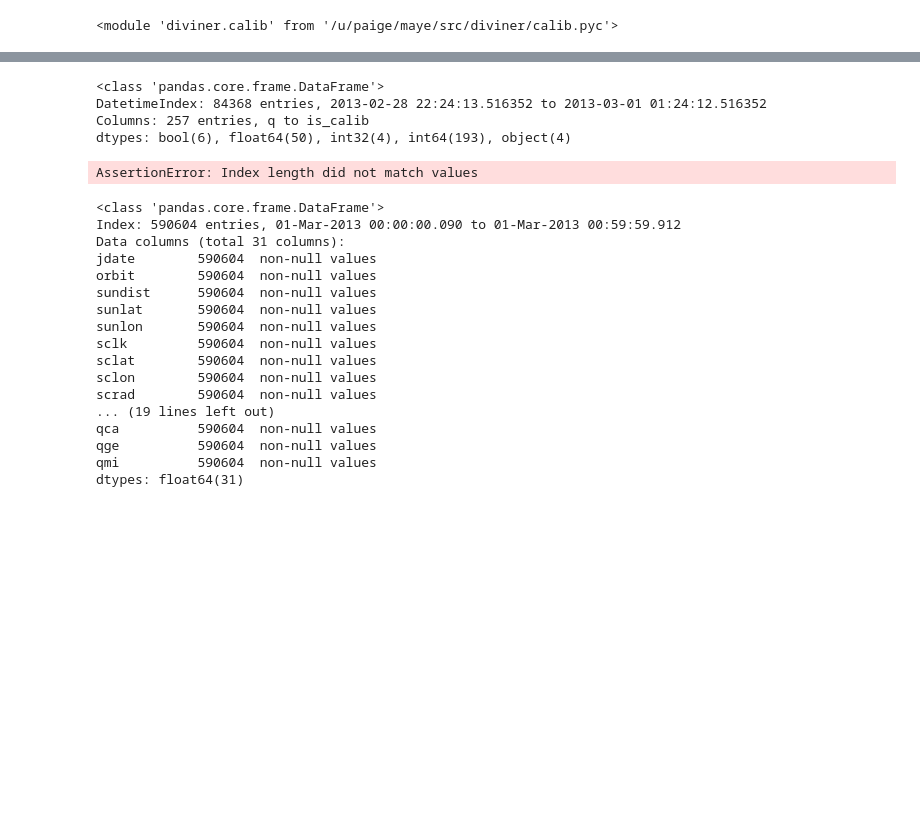
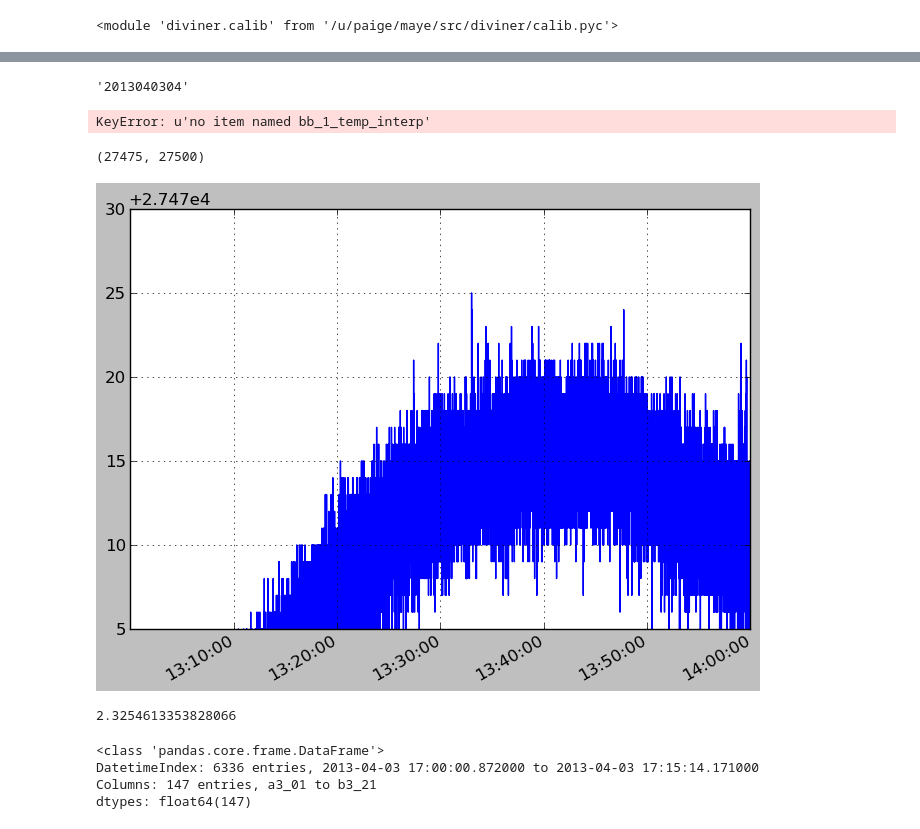
Before and after one commit to lro-diviner/divcalib, a Jupyter notebook: notebooks/divcalib.ipynb, the cells around one changed output, grey strips where cells are left out. Saved outputs shown, nothing was run; the diff lists cells and outputs as text; code cells hidden in the pictures; blank space fills up the shorter version.

```diff
--- a/notebooks/divcalib.ipynb
+++ b/notebooks/divcalib.ipynb
@@ -10,5 +16,5 @@ reload(calib)
 # %%
-first_day = '20110401'
+first_day = '2013032113'
 # %%
 pump = fu.L1ADataPump(first_day)
 pump.fnames
@@ -38,4 +30,4 @@ fn.fname
 # %%
 df = pump.get_3_hour_block(fn.fname)
 # %%
-df
+df = prepare_data(df)
@@ -51,35 +47,29 @@ rdrdf = rdr.read_df()
+# %%
+fn.timestr
+# %% [output]
+'2013040304'
 # %%
 c = calib.Calibrator(df)
-# %%
-df
-# %% [output]
-<class 'pandas.core.frame.DataFrame'>
-DatetimeIndex: 84368 entries, 2013-02-28 22:24:13.516352 to 2013-03-01 01:24:12.516352
-Columns: 257 entries, q to is_calib
-dtypes: bool(6), float64(50), int32(4), int64(193), object(4)
 # %%
 c.calibrate()
 # %% [output]
-AssertionError: Index length did not match values
+KeyError: u'no item named bb_1_temp_interp'
-# %%
-rdrdf
-# %% [output]
-<class 'pandas.core.frame.DataFrame'>
-Index: 590604 entries, 01-Mar-2013 00:00:00.090 to 01-Mar-2013 00:59:59.912
-Data columns (total 31 columns):
-jdate        590604  non-null values
-orbit        590604  non-null values
-sundist      590604  non-null values
-sunlat       590604  non-null values
-sunlon       590604  non-null values
-sclk         590604  non-null values
-sclat        590604  non-null values
-sclon        590604  non-null values
-scrad        590604  non-null values
-... (19 lines left out)
-qca          590604  non-null values
-qge          590604  non-null values
-qmi          590604  non-null values
-dtypes: float64(31)
+# %%
+df.b3_11.plot()
+ylim([27475,27500])
+# %% [output]
+(27475, 27500)
+[figure, added]
+# %%
+df.ix[(df.index.minute > 35) & (df.index.minute < 45)].b3_11.std()
+# %% [output]
+2.3254613353828066
+# %%
+c.Tb
+# %% [output]
+<class 'pandas.core.frame.DataFrame'>
+DatetimeIndex: 6336 entries, 2013-04-03 17:00:00.872000 to 2013-04-03 17:15:14.171000
+Columns: 147 entries, a3_01 to b3_21
+dtypes: float64(147)
 # %%
 ch9rdr = rdrdf[rdrdf.c == 9]
```
Also changed, not shown: parts of 24 cells of this notebook.
